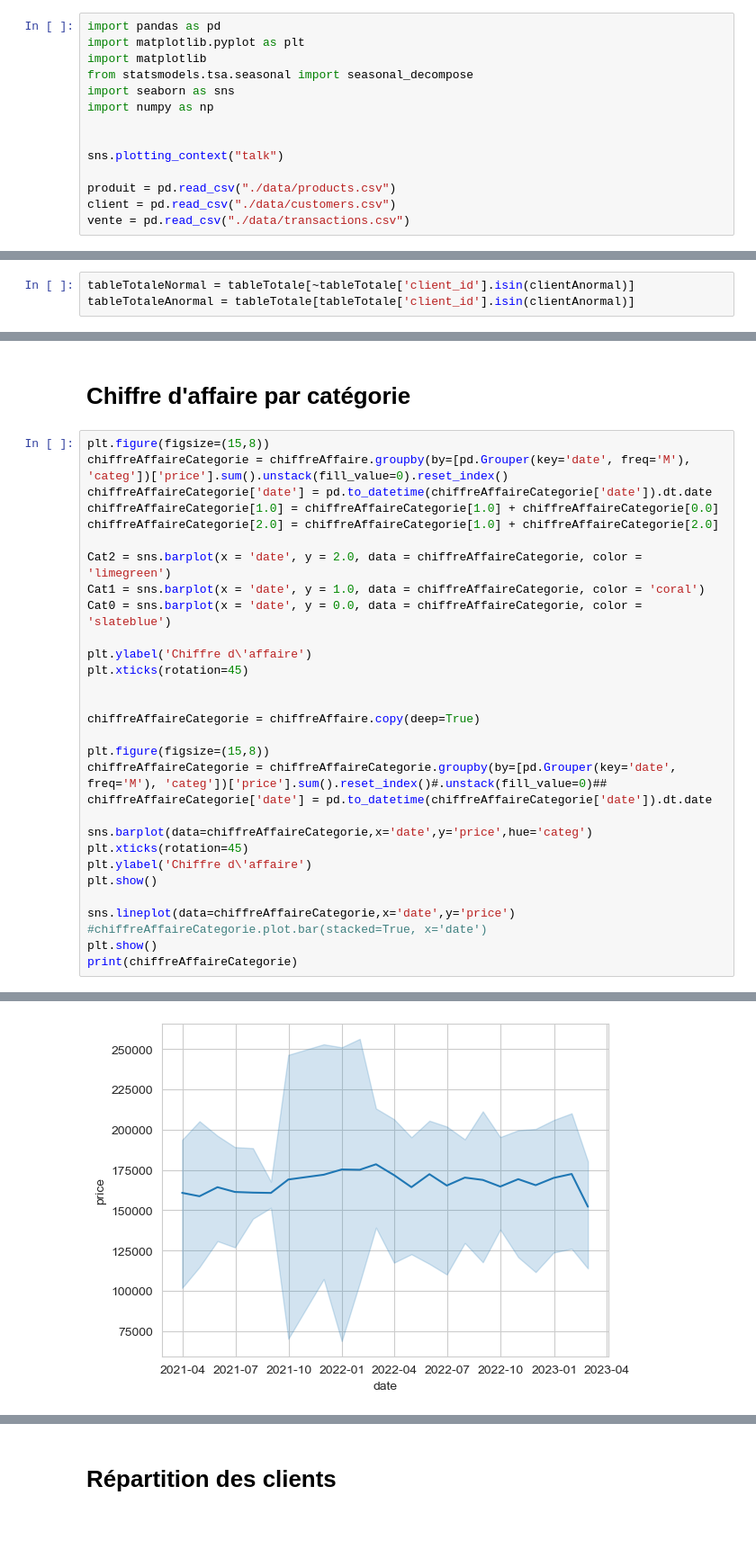
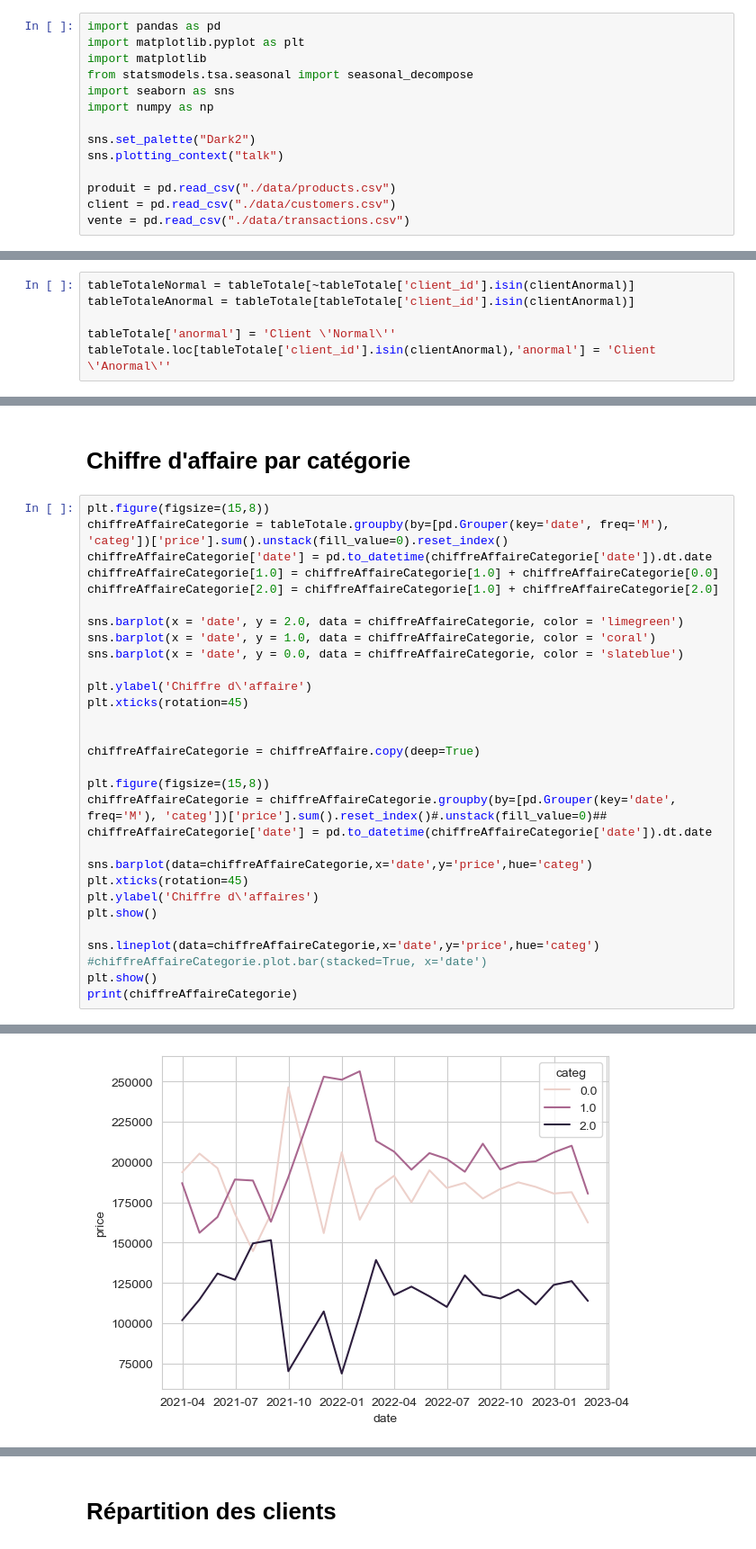
Before and after one commit to Sumoka14/Projet-n-6, a Jupyter notebook: Projet n°6.ipynb, the cells around one changed output, grey strips where cells are left out. Shown: that part at 90% size. Cells and saved outputs as stored; diff of their text form.

```diff
--- a/Projet n°6.ipynb
+++ b/Projet n°6.ipynb
@@ -6,7 +6,7 @@ from statsmodels.tsa.seasonal import seasonal_decompose
 import seaborn as sns
 import numpy as np
 
-
+sns.set_palette("Dark2")
 sns.plotting_context("talk")
 
 produit = pd.read_csv("./data/products.csv")
@@ -443,5 +443,8 @@ Afin d'obtenir une étude plus cohérente, on décide de séparer ces clients de
 # %%
 tableTotaleNormal = tableTotale[~tableTotale['client_id'].isin(clientAnormal)]
 tableTotaleAnormal = tableTotale[tableTotale['client_id'].isin(clientAnormal)]
+
+tableTotale['anormal'] = 'Client \'Normal\''
+tableTotale.loc[tableTotale['client_id'].isin(clientAnormal),'anormal'] = 'Client \'Anormal\''
 # %% [markdown]
 # Chiffre d'affaires par produit
@@ -482,14 +544,14 @@ chiffreAffaireProduit.tail(15)[['Chiffre d\'affaires']].plot.barh()
 # Chiffre d'affaire par catégorie
 # %%
 plt.figure(figsize=(15,8))
-chiffreAffaireCategorie = chiffreAffaire.groupby(by=[pd.Grouper(key='date', freq='M'), 'categ'])['price'].sum().unstack(fill_value=0).reset_index()
+chiffreAffaireCategorie = tableTotale.groupby(by=[pd.Grouper(key='date', freq='M'), 'categ'])['price'].sum().unstack(fill_value=0).reset_index()
 chiffreAffaireCategorie['date'] = pd.to_datetime(chiffreAffaireCategorie['date']).dt.date
 chiffreAffaireCategorie[1.0] = chiffreAffaireCategorie[1.0] + chiffreAffaireCategorie[0.0]
 chiffreAffaireCategorie[2.0] = chiffreAffaireCategorie[1.0] + chiffreAffaireCategorie[2.0]
 
-Cat2 = sns.barplot(x = 'date', y = 2.0, data = chiffreAffaireCategorie, color = 'limegreen')
-Cat1 = sns.barplot(x = 'date', y = 1.0, data = chiffreAffaireCategorie, color = 'coral')
-Cat0 = sns.barplot(x = 'date', y = 0.0, data = chiffreAffaireCategorie, color = 'slateblue')
+sns.barplot(x = 'date', y = 2.0, data = chiffreAffaireCategorie, color = 'limegreen')
+sns.barplot(x = 'date', y = 1.0, data = chiffreAffaireCategorie, color = 'coral')
+sns.barplot(x = 'date', y = 0.0, data = chiffreAffaireCategorie, color = 'slateblue')
 
 plt.ylabel('Chiffre d\'affaire')
 plt.xticks(rotation=45)
@@ -503,10 +565,10 @@ chiffreAffaireCategorie['date'] = pd.to_datetime(chiffreAffaireCategorie['date']
 
 sns.barplot(data=chiffreAffaireCategorie,x='date',y='price',hue='categ')
 plt.xticks(rotation=45)
-plt.ylabel('Chiffre d\'affaire')
+plt.ylabel('Chiffre d\'affaires')
 plt.show()
 
-sns.lineplot(data=chiffreAffaireCategorie,x='date',y='price')
+sns.lineplot(data=chiffreAffaireCategorie,x='date',y='price',hue='categ')
 #chiffreAffaireCategorie.plot.bar(stacked=True, x='date')
 plt.show()
 print(chiffreAffaireCategorie)
@@ -516,4 +578,4 @@ print(chiffreAffaireCategorie)
-[figure, old version]
+[figure, new version]
           date  categ      price
 0   2021-03-31    0.0  193629.17
 1   2021-03-31    1.0  186974.17
```
Also changed, not shown: parts of 23 cells of this notebook.
